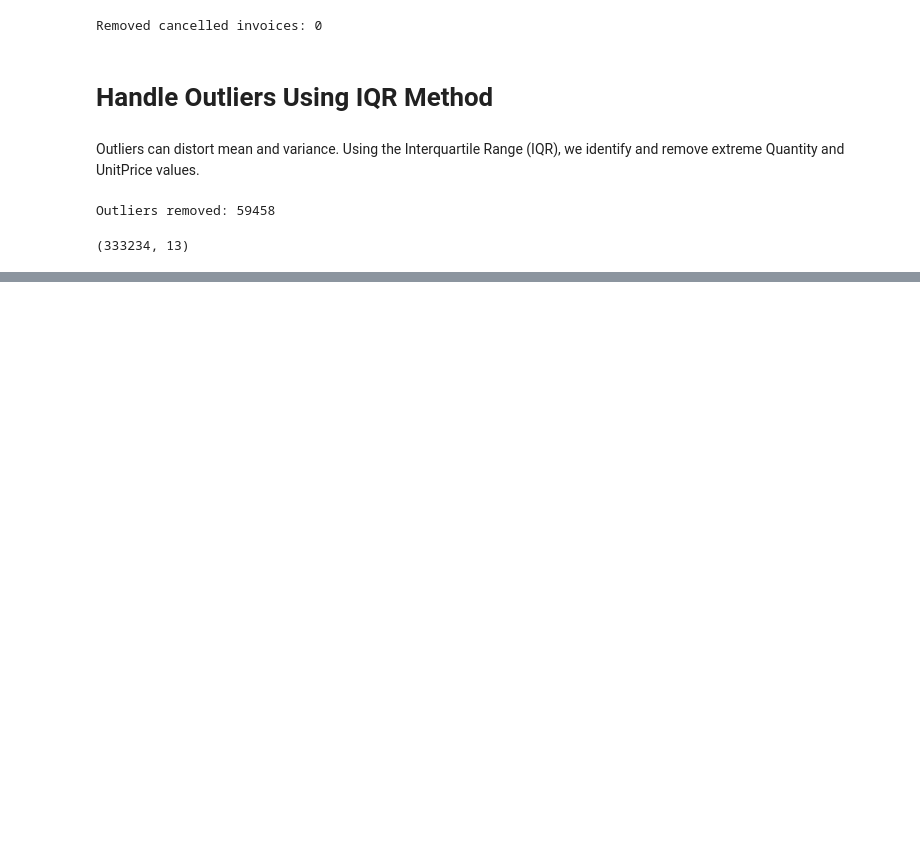
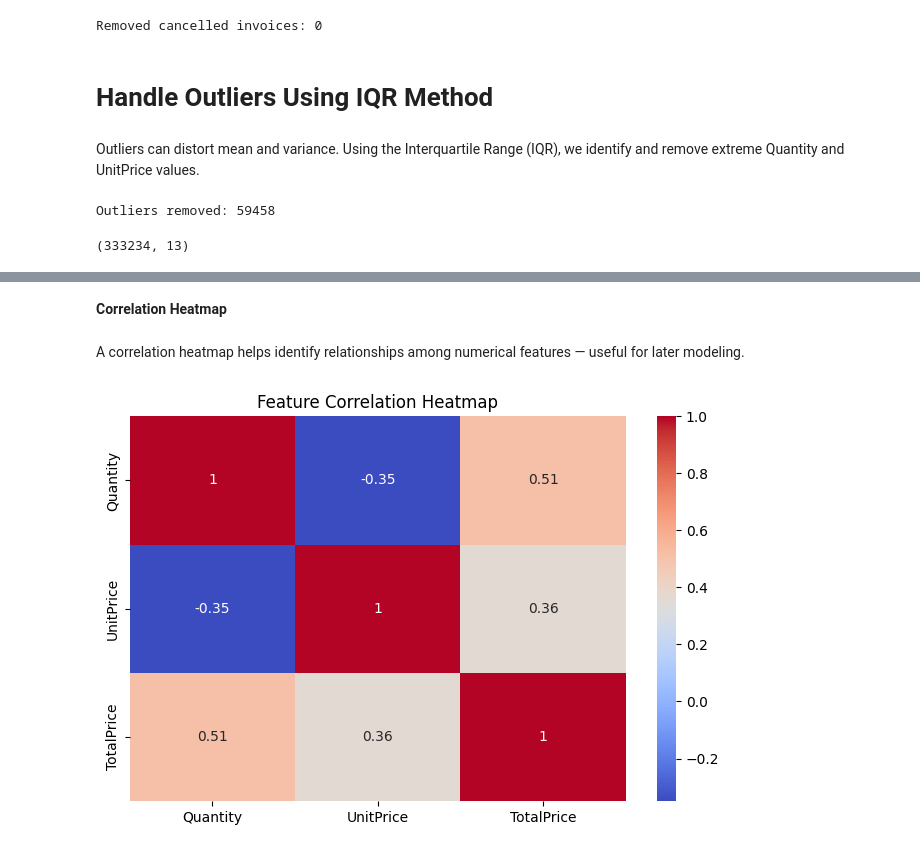
Before and after one commit to sainath2212/retail-stock-insights, a Jupyter notebook: notebooks/data_preprocessing.ipynb, the cells around one changed output, grey strips where cells are left out. Drawn from its saved outputs; the diff is of its cells as text; code cells hidden in the pictures; blank space fills up the shorter version.

```diff
--- a/notebooks/data_preprocessing.ipynb
+++ b/notebooks/data_preprocessing.ipynb
@@ -210,0 +235,11 @@ df.shape
+# %% [markdown]
+**Correlation Heatmap**
+# %% [markdown]
+A correlation heatmap helps identify relationships among numerical features — useful for later modeling.
+# %%
+plt.figure(figsize=(8,5))
+sns.heatmap(df[["Quantity", "UnitPrice", "TotalPrice"]].corr(), annot=True, cmap="coolwarm")
+plt.title("Feature Correlation Heatmap")
+plt.show()
+# %% [output]
+[figure, added]
```
Also changed, not shown: parts of 40 cells of this notebook, 2 other files.
